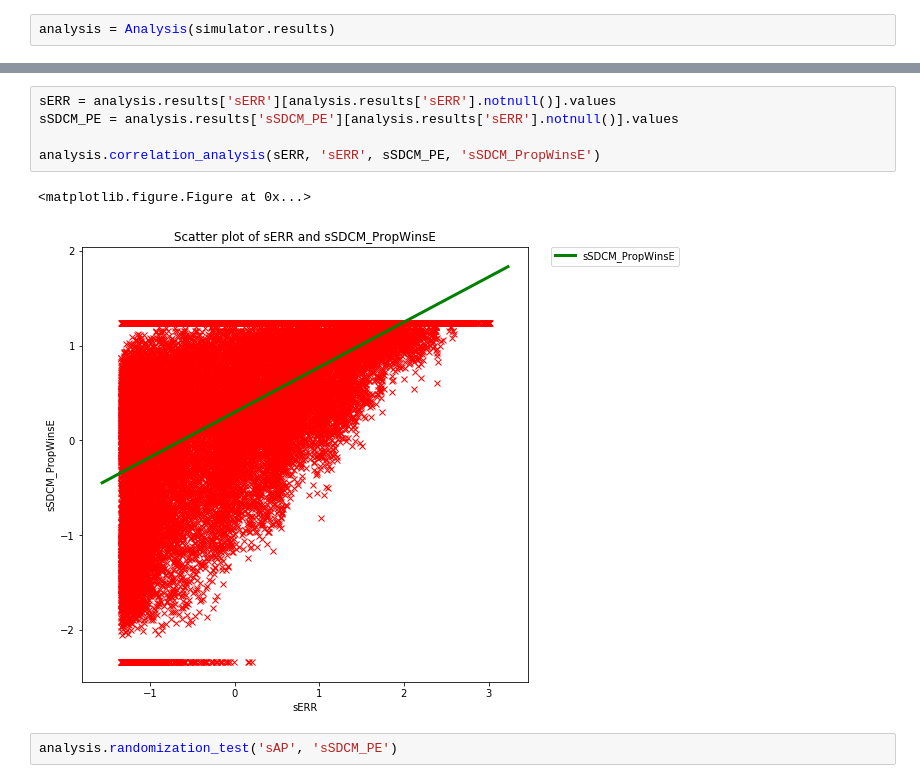
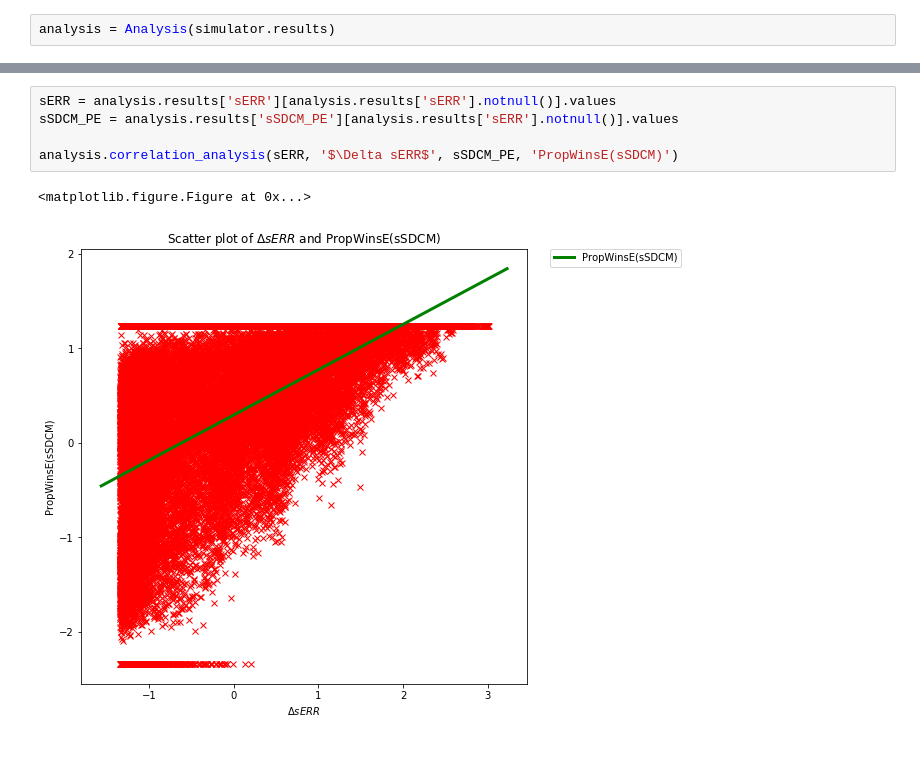
Before and after one commit to AndreiMariusSili/InformationRetrieval, a Jupyter notebook: homework-1/main-all-code.ipynb, the cells around one changed output, grey strips where cells are left out. Cells and saved outputs as stored; diff of their text form; blank space fills up the shorter version.

```diff
--- a/homework-1/main-all-code.ipynb
+++ b/homework-1/main-all-code.ipynb
@@ -776,12 +795,10 @@ analysis.correlation_analysis(snDCG, 'snDCG', sSDCM_PE, 'sSDCM_PropWinsE')
 # %%
 sERR = analysis.results['sERR'][analysis.results['sERR'].notnull()].values
 sSDCM_PE = analysis.results['sSDCM_PE'][analysis.results['sERR'].notnull()].values
 
-analysis.correlation_analysis(sERR, 'sERR', sSDCM_PE, 'sSDCM_PropWinsE')
+analysis.correlation_analysis(sERR, '$\Delta sERR$', sSDCM_PE, 'PropWinsE(sSDCM)')
 # %% [output]
 <matplotlib.figure.Figure at 0x...>
-[figure, old version]
+[figure, new version]
-# %%
-analysis.randomization_test('sAP', 'sSDCM_PE')
 # %%
 analysis.randomization_test('snDCG', 'sSDCM_PE')
```
Also changed, not shown: parts of 10 cells of this notebook, 2 other files.
